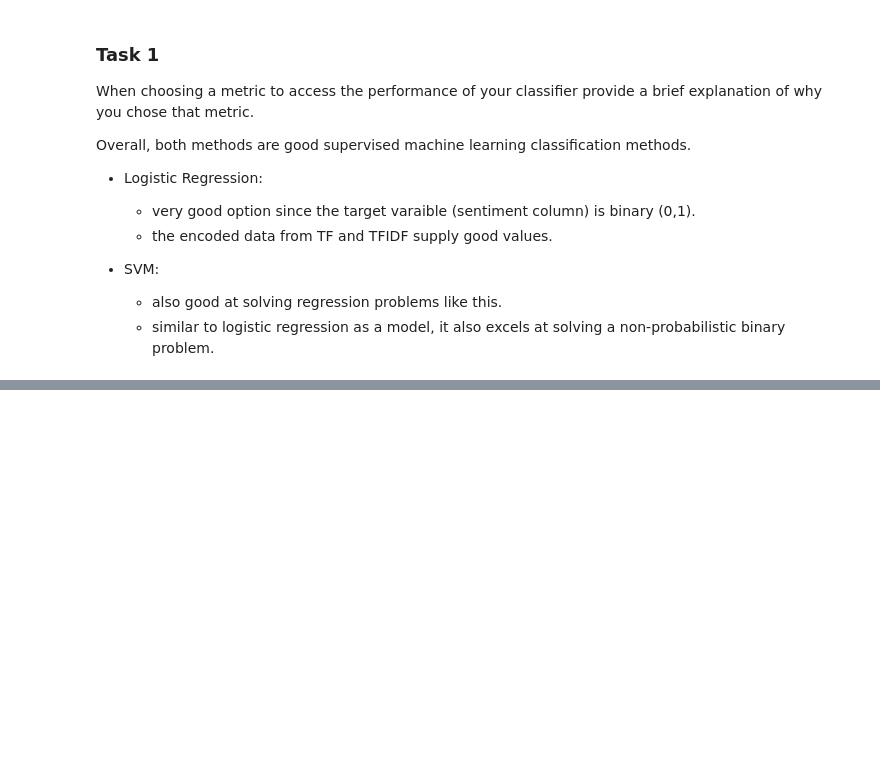
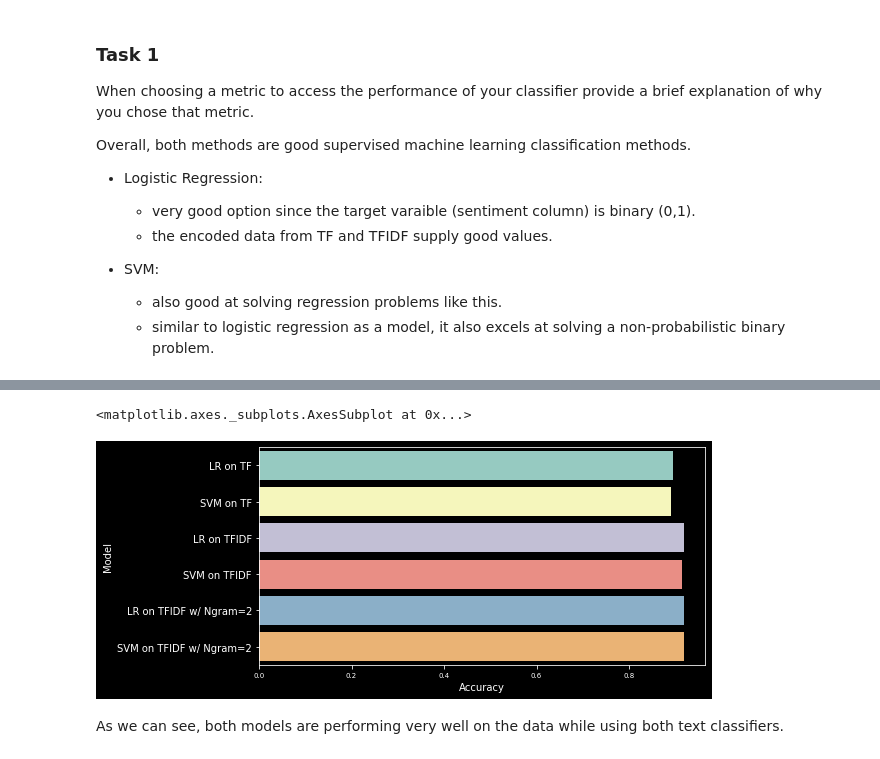
Before and after one commit to UWI-Bois/big-data-A4, a Jupyter notebook: Section 1.ipynb, the cells around one changed output, grey strips where cells are left out. Saved outputs shown, nothing was run; the diff lists cells and outputs as text; code cells hidden in the pictures; blank space fills up the shorter version.

```diff
--- a/Section 1.ipynb
+++ b/Section 1.ipynb
@@ -337,0 +496,7 @@ Overall, both methods are good supervised machine learning classification method
+# %%
+sns.barplot(x='Accuracy', y='Model', data=models)
+# %% [output]
+<matplotlib.axes._subplots.AxesSubplot at 0x...>
+[figure, added]
+# %% [markdown]
+As we can see, both models are performing very well on the data while using both text classifiers.
```
Also changed, not shown: parts of 17 cells of this notebook.
